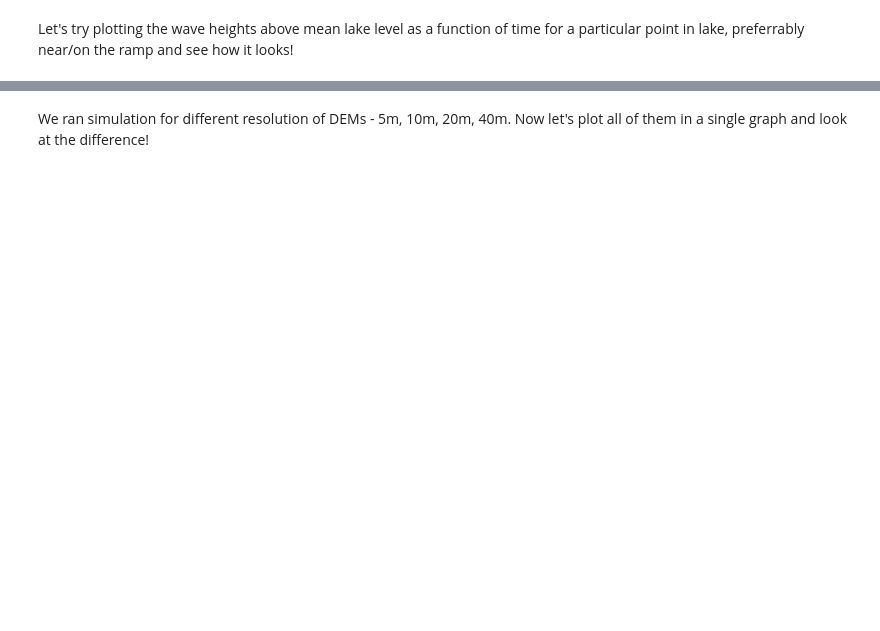
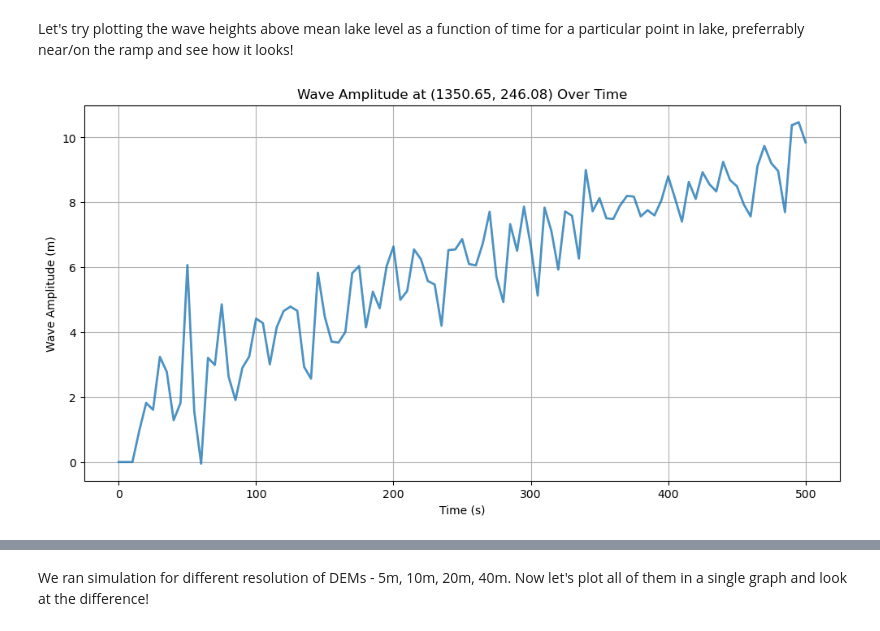
Before and after one commit to lifeispeaceful49/ShallowWater, a Jupyter notebook: post_processing.ipynb, the cells around one changed output, grey strips where cells are left out. Drawn from its saved outputs; the diff is of its cells as text; code cells hidden in the pictures; blank space fills up the shorter version.

```diff
--- a/post_processing.ipynb
+++ b/post_processing.ipynb
@@ -11,8 +12,8 @@ Let's try plotting the wave heights above mean lake level as a function of time
 # %%
 TARGET_COORD = (1350.65, 246.08) # (X,Y) coordinates of the point in the lake where we want to extract data!
 
-TARGET_DIR = "/home/anubrata/data/PROJECTS/ShallowWater/CellSize/DEM20m/20m_results/20m_ascii" # Directory where the output ascii files are located
-PREFIX = "20m" # Prefix used for running the simulation
+TARGET_DIR = "/home/anubrata/data/PROJECTS/ShallowWater/CellSize/DEM10m/10m_results/10m_ascii" # Directory where the output ascii files are located
+PREFIX = "10m" # Prefix used for running the simulation
 
 def extract_wave_data(target_dir, prefix, target_coord):
 
@@ -49,30 +50,32 @@ def extract_wave_data(target_dir, prefix, target_coord):
     ordered_files = []
     for pair in sorted_pairs:
         ordered_files.append(pair[1])
 
     wave_amplitudes = []
 
     for file in ordered_files:
         with rasterio.open(file) as src:
             coords = [target_coord] # Rasterio expects a list of coordinates
 
             sample_gen = src.sample(coords)
             sample = next(sample_gen)
             sample_val = sample[0] # rasterio returns an array, we only need the first value!
 
             if sample_val == src.nodata:
                 wave_amplitudes.append(0.0)
             else:
                 wave_amplitudes.append(sample_val)
 
     return time_steps, wave_amplitudes
 
 plt.figure(figsize=(12,6))
 
 ts, hs = extract_wave_data(TARGET_DIR, PREFIX, TARGET_COORD)
 plt.plot(ts, hs, linewidth=2, alpha=0.8)
 plt.title(f"Wave Amplitude at {TARGET_COORD} Over Time")
 plt.xlabel("Time (s)")
 plt.ylabel("Wave Amplitude (m)")
 plt.grid()
 plt.show()
+# %% [output]
+[figure, added]
```
Also changed, not shown: parts of 20 cells of this notebook, 2 other files.
